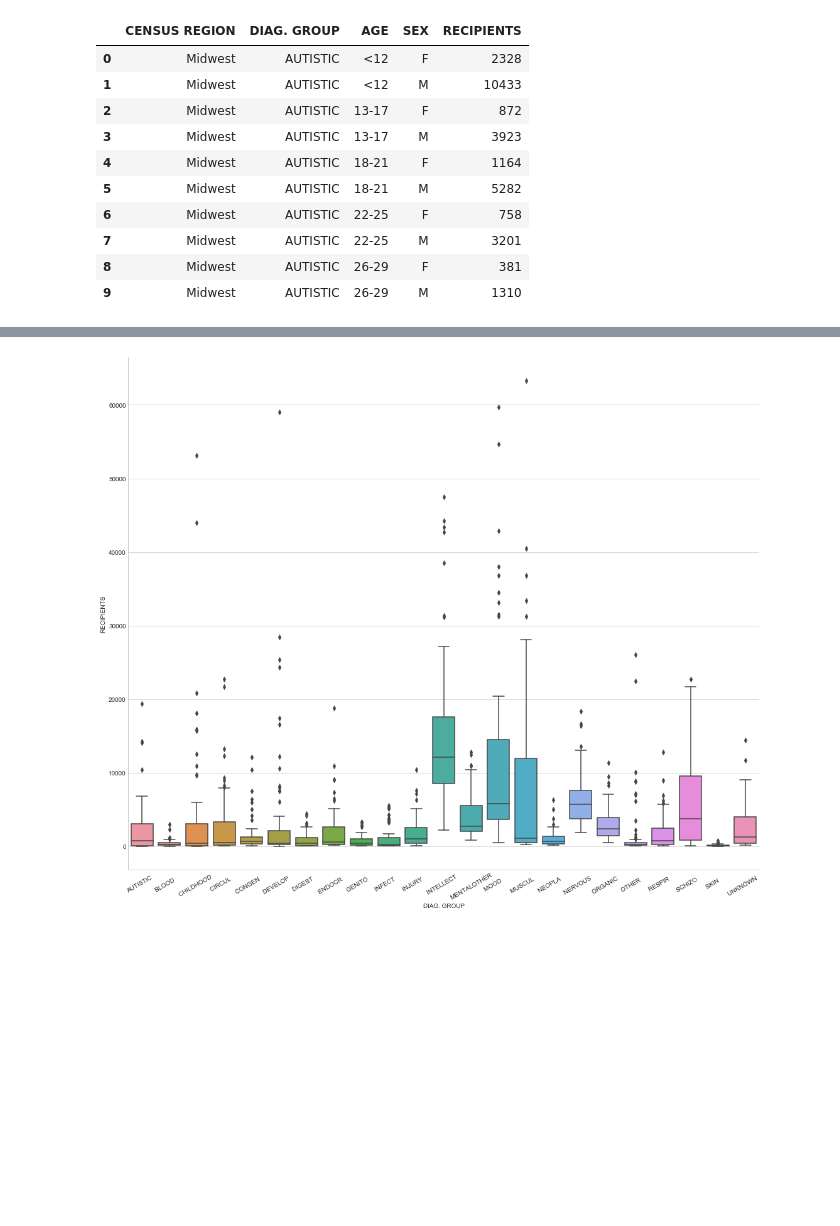
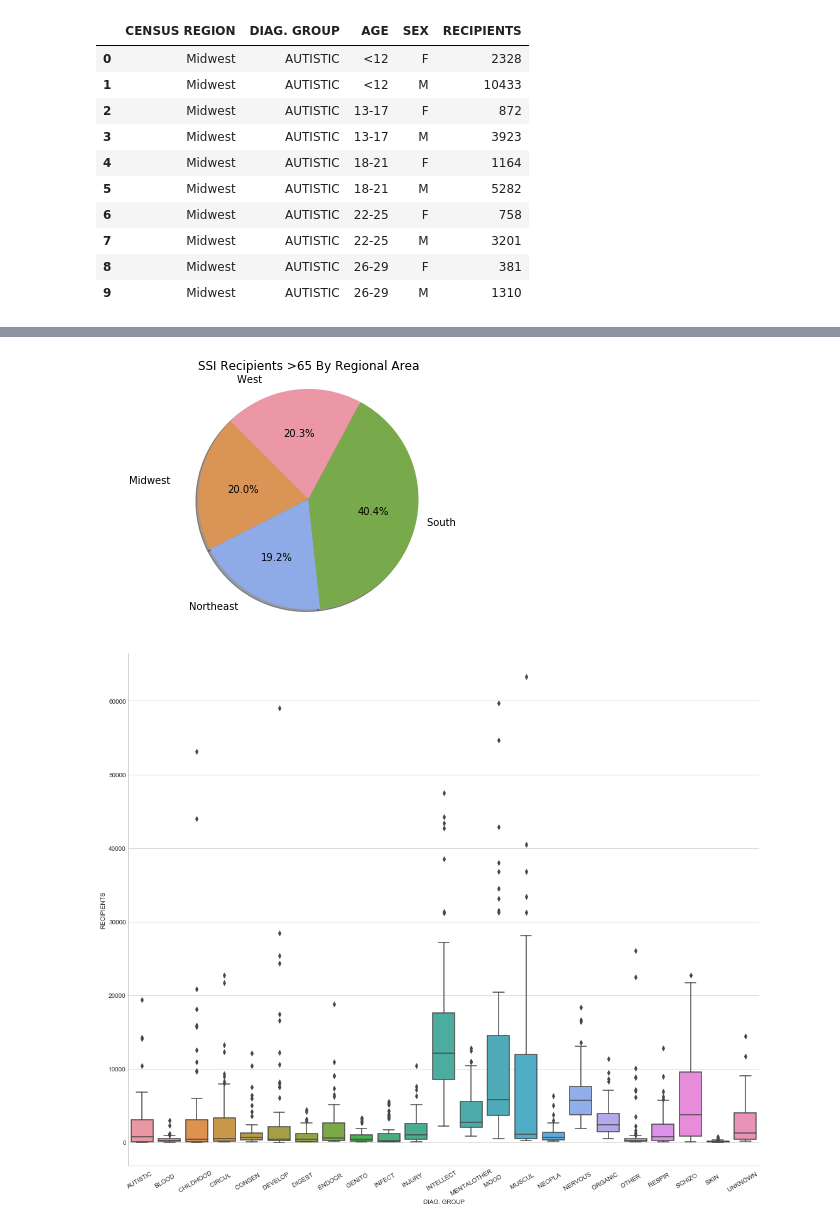
Before and after one commit to ehyoder/ehyoder.github.io, a Jupyter notebook: ssi_data.ipynb, the cells around one changed output, grey strips where cells are left out. Cells and saved outputs as stored; diff of their text form; code cells hidden in the pictures; blank space fills up the shorter version.

```diff
--- a/ssi_data.ipynb
+++ b/ssi_data.ipynb
@@ -34,0 +33,5 @@ ssi_data_df.head(10)
+# %%
+regional_data = ssi_data_df.groupby('CENSUS REGION').sum()['RECIPIENTS']
+regional_df = regional_data.to_frame()
+regional_df = regional_df.reset_index(level=None, drop=False, inplace=False)
+regional_df
@@ -35,3 +84,33 @@ ssi_data_df.head(10)
+# %%
+regional_df
+plt.pie(
+    # using data from groupby
+    regional_df['RECIPIENTS'],
+    # with the labels being types of city
+    labels=regional_df['CENSUS REGION'],
+    # with shadows
+    shadow=True,
+    # with colors
+    colors=["#D99456", "#8EABE7", "#78AA4B", "#EC97A5"],
+    # with one slide exploded out
+    #explode=(0, 0, .1, 0),
+    # with the start angle at 135%
+    startangle=135,
+    # with the percent listed as a fraction
+    autopct='%1.1f%%',
+    )
+
+# View the plot drop above
+plt.axis('equal')
+
+# Add a title to the chart
+plt.title("SSI Recipients >65 By Regional Area")
+
+# View the plot
+plt.tight_layout()
+plt.show()
+# %% [output]
+[figure, added]
 # %%
 sns.set_style("whitegrid")
 fig, ax = plt.subplots(figsize=(18,15))
```
Also changed, not shown: parts of 6 cells of this notebook, 7 other files.
